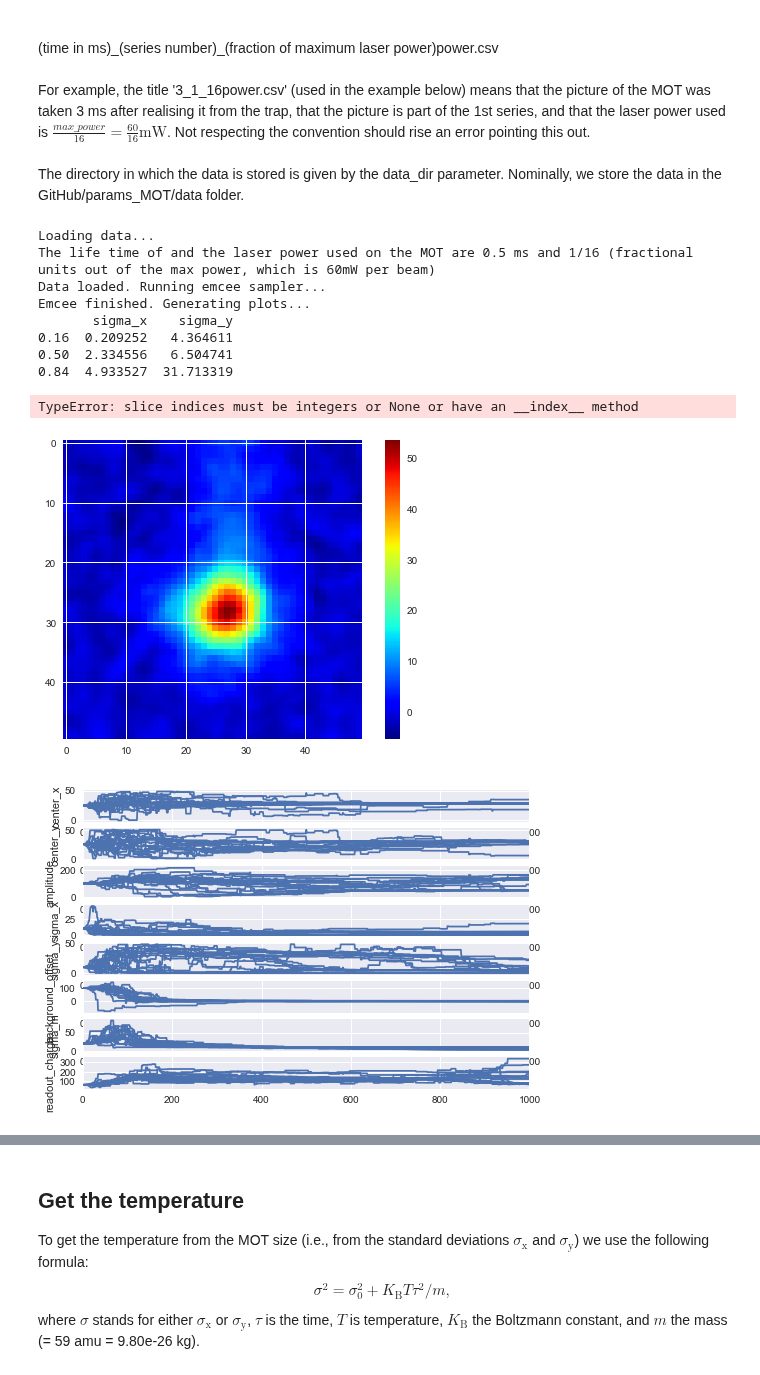
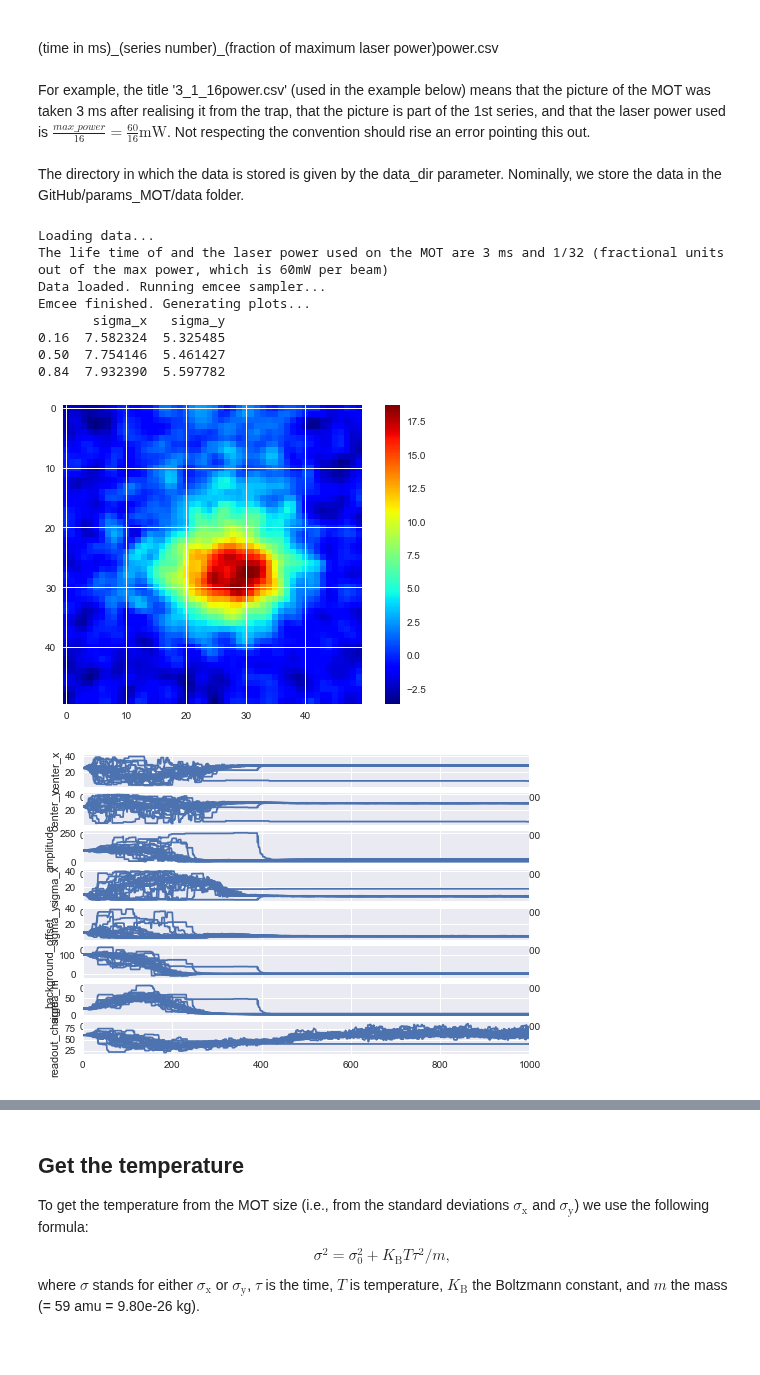
Before and after one commit to phys201/params_MOT, a Jupyter notebook: Tutorial.ipynb, the cells around one changed output, grey strips where cells are left out. Cells and saved outputs as stored; diff of their text form; code cells hidden in the pictures.

Commit message:
Update tutorial to get temp v power and other small fixes

```diff
--- a/Tutorial.ipynb
+++ b/Tutorial.ipynb
@@ -27,7 +27,7 @@ from scipy.optimize import curve_fit
 To select a good number of "burn-in" steps set the suppressMessages parameter to True, look at the plotted traces of the walkers, and choose a step number after whihc the walkers are settled around a certain value.
 # %%
 #mc_params=(walkers, steps, burn_in_steps)
-mc_params=(200, 1000, 400)
+mc_params=(150, 1000, 500)
 
 #initial_guess = [center_x, center_y, amplitude, sigma_x, sigma_y, background_offset, sigma_m, readout_charge]
 initial_guess = [25, 25, 100, 10, 10, 100, 20, 60]
@@ -47,16 +47,15 @@ For example, the title '3_1_16power.csv' (used in the example below) means that
 <br><br>
 The directory in which the data is stored is given by the data_dir parameter. Nominally, we store the data in the GitHub/params_MOT/data folder.
 # %%
-a = find_params_MOT('0.5_1_16power.csv', data_dir = '.', image_size = 50, mc_params = mc_params, initial_guess = initial_guess, suppressMessages = False)
+a = find_params_MOT('3_1_32power.csv', data_dir = 'data', image_size = 50, mc_params = mc_params, initial_guess = initial_guess, suppressMessages = False)
 # %% [output]
 Loading data...
-The life time of and the laser power used on the MOT are 0.5 ms and 1/16 (fractional units out of the max power, which is 60mW per beam)
+The life time of and the laser power used on the MOT are 3 ms and 1/32 (fractional units out of the max power, which is 60mW per beam)
 Data loaded. Running emcee sampler...
 Emcee finished. Generating plots...
-       sigma_x    sigma_y
-0.16  0.209252   4.364611
-0.50  2.334556   6.504741
-0.84  4.933527  31.713319
+       sigma_x   sigma_y
+0.16  7.582324  5.325485
+0.50  7.754146  5.461427
+0.84  7.932390  5.597782
-TypeError: slice indices must be integers or None or have an __index__ method
-[figure, old version]
+[figure, new version]
-[figure, old version]
+[figure, new version]
```
Also changed, not shown: parts of 7 cells of this notebook, 1 other file.
